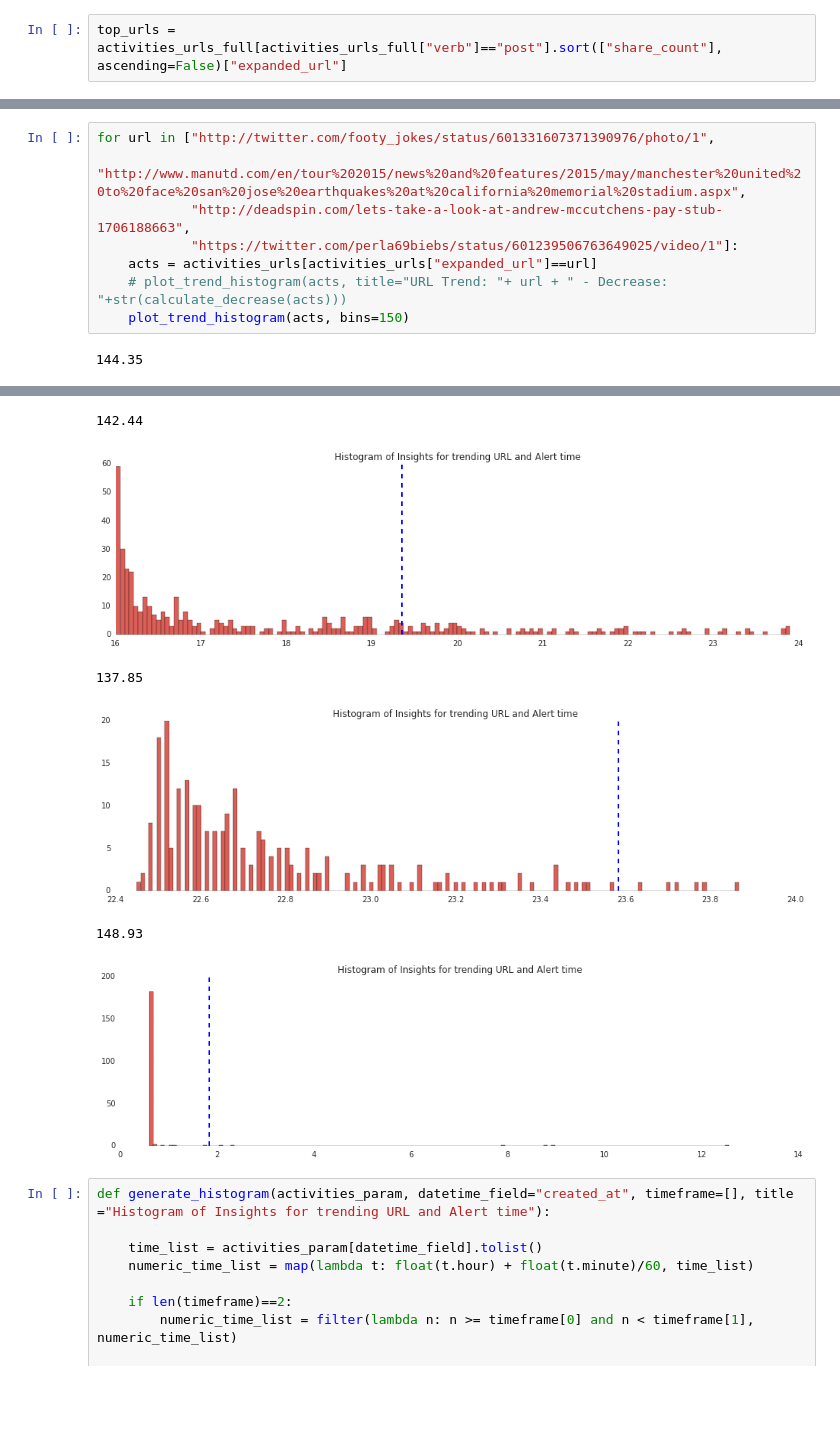
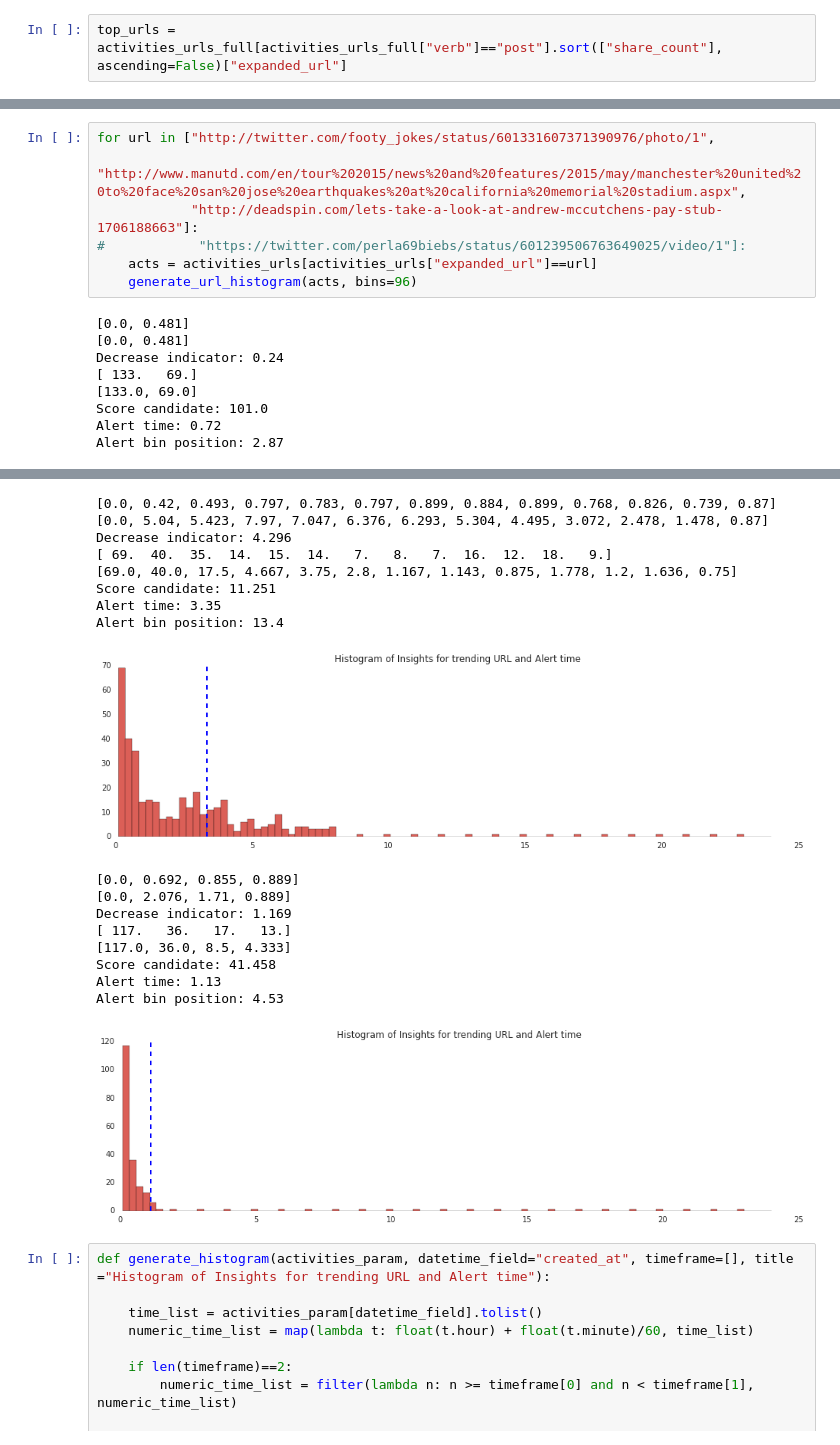
Before and after one commit to encorealerts/ipython-experiments, a Jupyter notebook: adornes/python_analysis_score_alerts.ipynb, the cells around one changed output, grey strips where cells are left out. Cells and saved outputs as stored; diff of their text form; blank space fills up the shorter version.

Commit message:
Adding decrease measure and score candidate for urls, and erasing drafts

```diff
--- a/adornes/python_analysis_score_alerts.ipynb
+++ b/adornes/python_analysis_score_alerts.ipynb
@@ -668,10 +563,16 @@ calculate_distribution(activities_urls[activities_urls["expanded_url"]=="http://
 # %%
 for url in ["http://twitter.com/footy_jokes/status/601331607371390976/photo/1",
             "http://www.manutd.com/en/tour%202015/news%20and%20features/2015/may/manchester%20united%20to%20face%20san%20jose%20earthquakes%20at%20california%20memorial%20stadium.aspx",
-            "http://deadspin.com/lets-take-a-look-at-andrew-mccutchens-pay-stub-1706188663",
-            "https://twitter.com/perla69biebs/status/601239506763649025/video/1"]:
+            "http://deadspin.com/lets-take-a-look-at-andrew-mccutchens-pay-stub-1706188663"]:
+#            "https://twitter.com/perla69biebs/status/601239506763649025/video/1"]:
     acts = activities_urls[activities_urls["expanded_url"]==url]
-    # plot_trend_histogram(acts, title="URL Trend: "+ url + " - Decrease: "+str(calculate_decrease(acts)))
-    plot_trend_histogram(acts, bins=150)
+    generate_url_histogram(acts, bins=96)
 # %% [output]
-144.35
+[0.0, 0.481]
+[0.0, 0.481]
+Decrease indicator: 0.24
+[ 133.   69.]
+[133.0, 69.0]
+Score candidate: 101.0
+Alert time: 0.72
+Alert bin position: 2.87
@@ -679,9 +580,21 @@ for url in ["http://twitter.com/footy_jokes/status/601331607371390976/photo/1",
-142.44
+[0.0, 0.42, 0.493, 0.797, 0.783, 0.797, 0.899, 0.884, 0.899, 0.768, 0.826, 0.739, 0.87]
+[0.0, 5.04, 5.423, 7.97, 7.047, 6.376, 6.293, 5.304, 4.495, 3.072, 2.478, 1.478, 0.87]
+Decrease indicator: 4.296
+[ 69.  40.  35.  14.  15.  14.   7.   8.   7.  16.  12.  18.   9.]
+[69.0, 40.0, 17.5, 4.667, 3.75, 2.8, 1.167, 1.143, 0.875, 1.778, 1.2, 1.636, 0.75]
+Score candidate: 11.251
+Alert time: 3.35
+Alert bin position: 13.4
-[figure, old version]
+[figure, new version]
-137.85
+[0.0, 0.692, 0.855, 0.889]
+[0.0, 2.076, 1.71, 0.889]
+Decrease indicator: 1.169
+[ 117.   36.   17.   13.]
+[117.0, 36.0, 8.5, 4.333]
+Score candidate: 41.458
+Alert time: 1.13
+Alert bin position: 4.53
-[figure, old version]
+[figure, new version]
-148.93
-[figure, removed]
 # %%
 def generate_histogram(activities_param, datetime_field="created_at", timeframe=[], title ="Histogram of Insights for trending URL and Alert time"):
 
```
Also changed, not shown: parts of 5 cells of this notebook.
